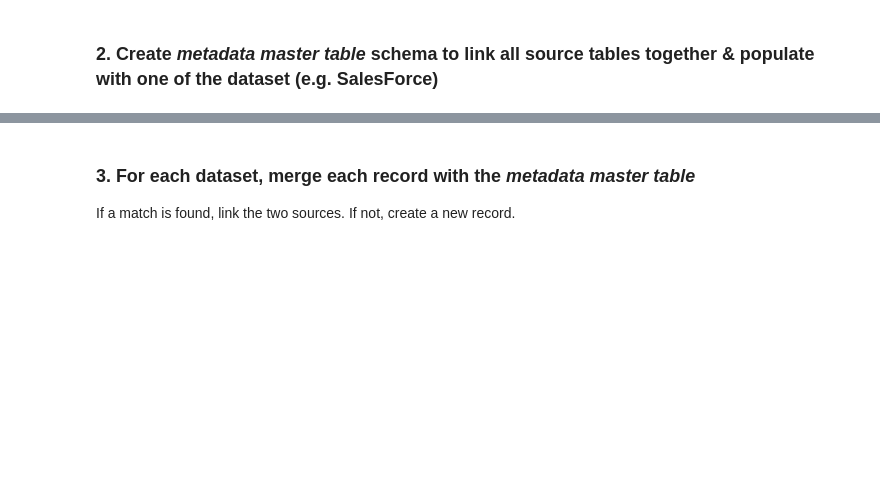
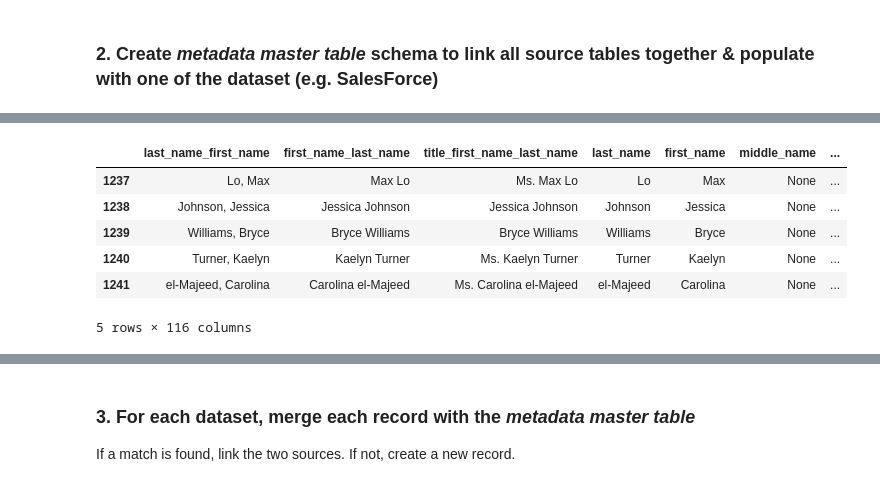
Before and after one commit to CodeForPhilly/paws-data-pipeline, a Jupyter notebook: load_paws_data.ipynb, the cells around one changed output, grey strips where cells are left out. Drawn from its saved outputs; the diff is of its cells as text; code cells hidden in the pictures; blank space fills up the shorter version.

```diff
--- a/load_paws_data.ipynb
+++ b/load_paws_data.ipynb
@@ -75,3 +75,13 @@ pd.read_sql('select * from salesforcecontacts', conn).tail()
 | 60184 | Justin Campbell Bistro | 0033p00002UO8oS | Justin | Campbell | None | 4074 S. 41rd St. | Ocean | ... |
 | 60185 | Aslam Wilson Household | 0033p00002UO8q2 | Aslam | Wilson | None | 222 n Columbus blvd | New Haven | ... |
 | 60186 | Dashawn Patterson Household | 0033p00002UO8tB | Dashawn | Patterson | None | 311 | High Bridge | ... |
+# %%
+pd.read_sql('select * from volgistics', conn).tail()
+# %% [output]
+|  | last_name_first_name | first_name_last_name | title_first_name_last_name | last_name | first_name | middle_name | ... |
+| 1237 | Lo, Max | Max Lo | Ms. Max Lo | Lo | Max | None | ... |
+| 1238 | Johnson, Jessica | Jessica Johnson | Jessica Johnson | Johnson | Jessica | None | ... |
+| 1239 | Williams, Bryce | Bryce Williams | Bryce Williams | Williams | Bryce | None | ... |
+| 1240 | Turner, Kaelyn | Kaelyn Turner | Ms. Kaelyn Turner | Turner | Kaelyn | None | ... |
+| 1241 | el-Majeed, Carolina | Carolina el-Majeed | Ms. Carolina el-Majeed | el-Majeed | Carolina | None | ... |
+5 rows × 116 columns
```
Also changed, not shown: parts of 5 cells of this notebook.
